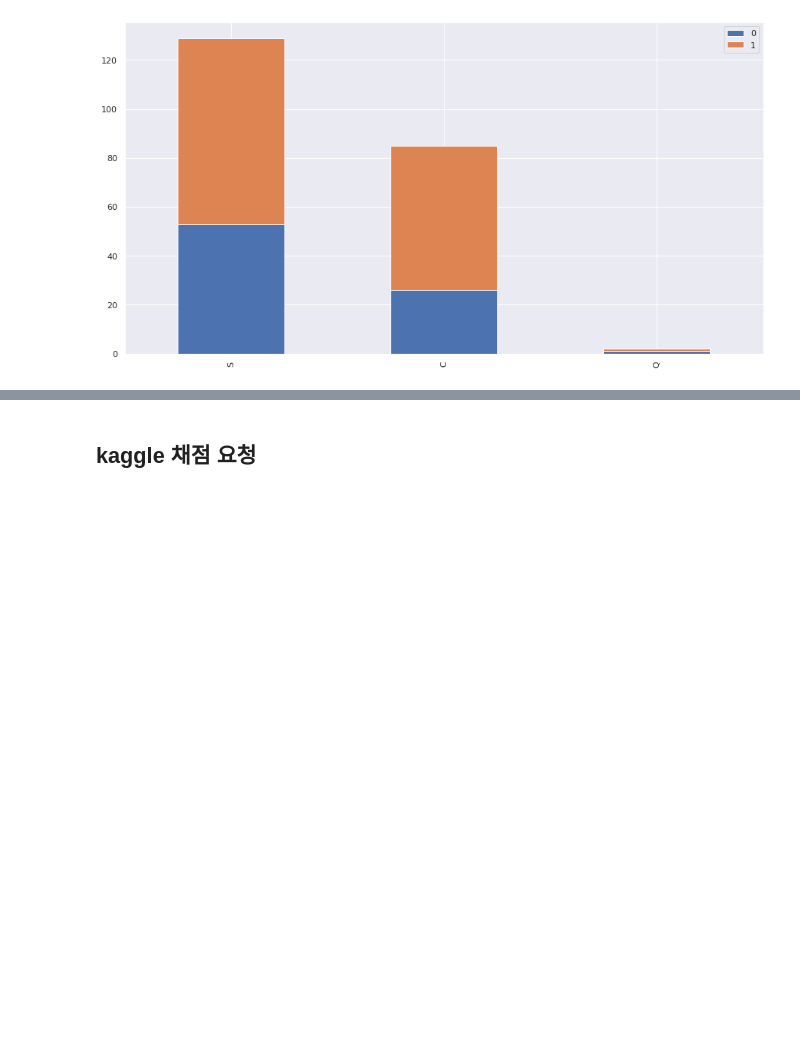
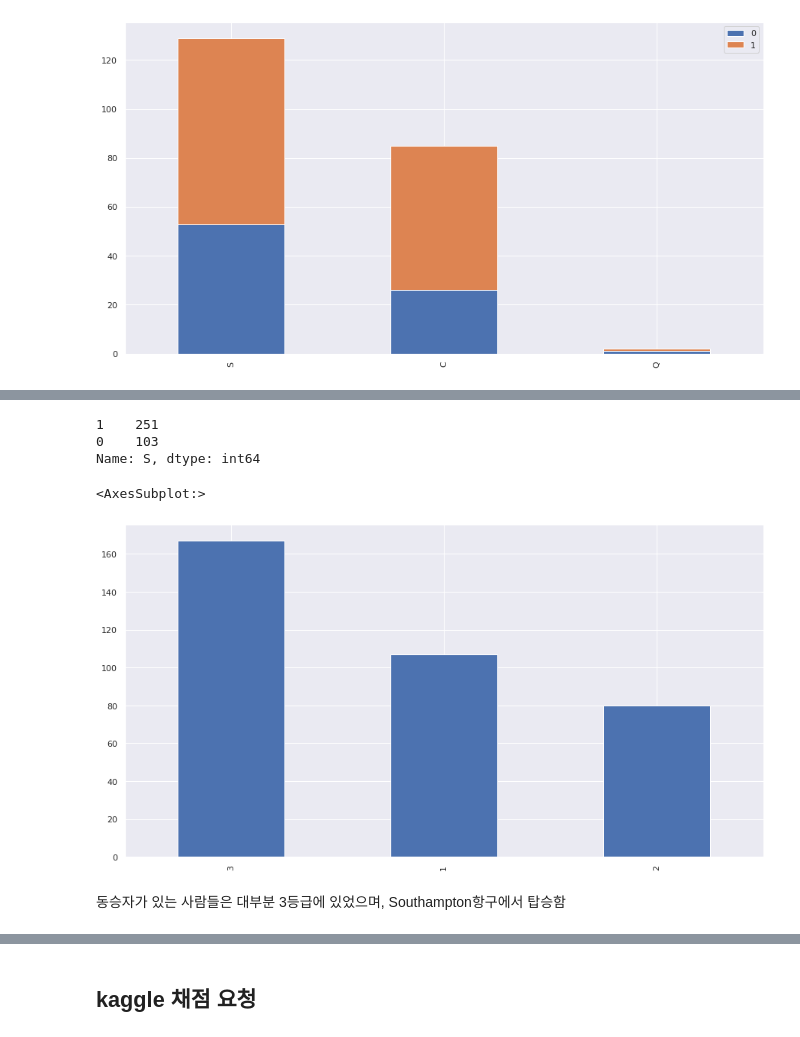
Before and after one commit to KangnamUniv-ML/Titanic-ML, a Jupyter notebook: notebook/Titanic.ipynb, the cells around one changed output, grey strips where cells are left out. Cells and saved outputs as stored; diff of their text form; code cells hidden in the pictures; blank space fills up the shorter version.

```diff
--- a/notebook/Titanic.ipynb
+++ b/notebook/Titanic.ipynb
@@ -923,0 +989,13 @@ boardSurvived.plot(kind='bar', stacked=True)
+# %%
+together['S'].value_counts()
+# %% [output]
+1    251
+0    103
+Name: S, dtype: int64
+# %%
+together['Pclass'].value_counts().plot(kind='bar', stacked=True)
+# %% [output]
+<AxesSubplot:>
+[figure, added]
+# %% [markdown]
+동승자가 있는 사람들은 대부분 3등급에 있었으며, Southampton항구에서 탑승함
```
Also changed, not shown: parts of 23 cells of this notebook.
